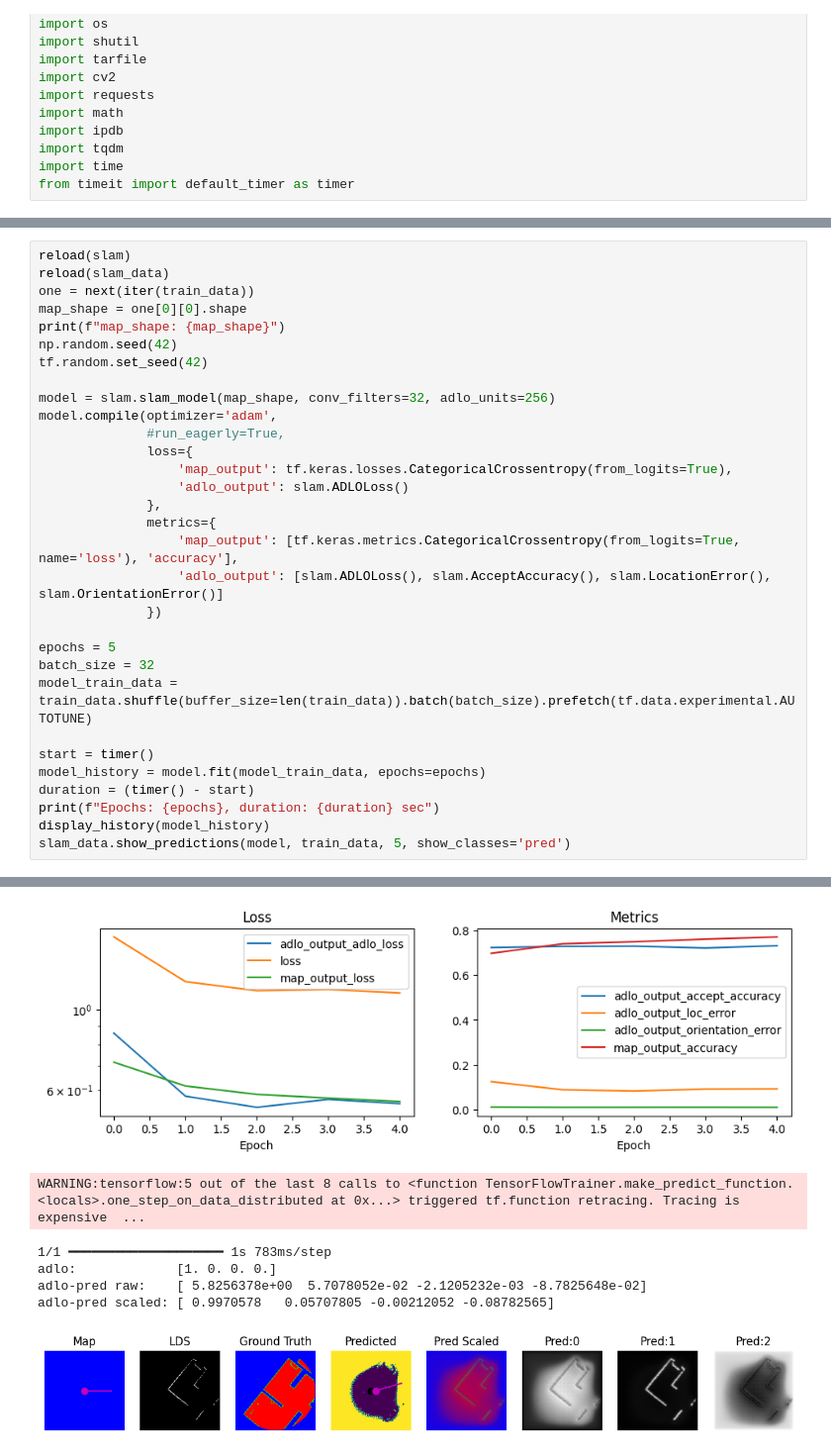
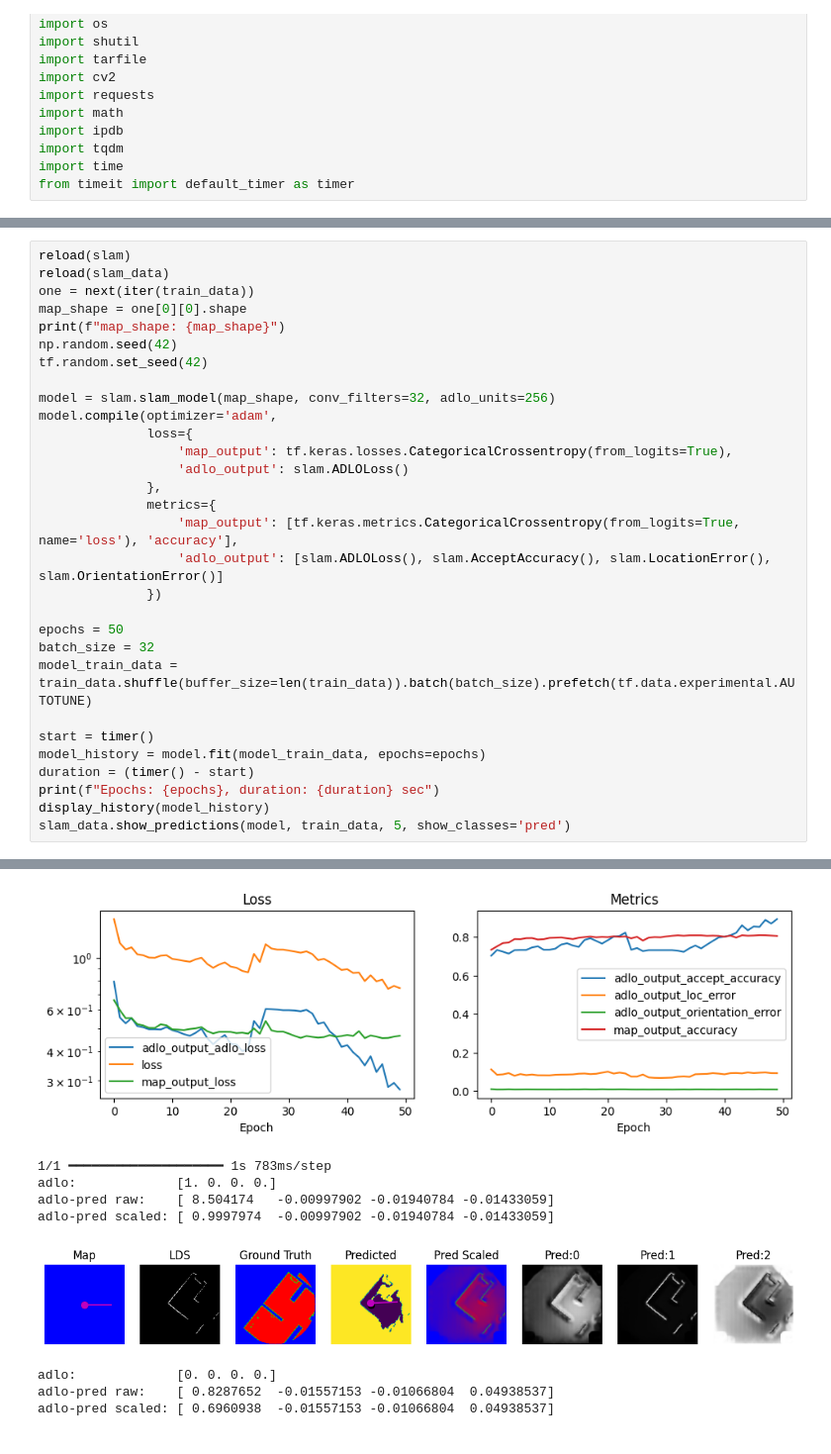
Before and after one commit to malcolmlett/robovac, a Jupyter notebook: Experiment_SLAM_3.ipynb, the cells around one changed output, grey strips where cells are left out. Shown at 99% size. Saved outputs shown, nothing was run; the diff lists cells and outputs as text.

```diff
--- a/Experiment_SLAM_3.ipynb
+++ b/Experiment_SLAM_3.ipynb
@@ -84,7 +77,6 @@ tf.random.set_seed(42)
 
 model = slam.slam_model(map_shape, conv_filters=32, adlo_units=256)
 model.compile(optimizer='adam',
-              #run_eagerly=True,
               loss={
                   'map_output': tf.keras.losses.CategoricalCrossentropy(from_logits=True),
                   'adlo_output': slam.ADLOLoss()
@@ -94,7 +86,7 @@ model.compile(optimizer='adam',
                   'adlo_output': [slam.ADLOLoss(), slam.AcceptAccuracy(), slam.LocationError(), slam.OrientationError()]
               })
 
-epochs = 5
+epochs = 50
 batch_size = 32
 model_train_data = train_data.shuffle(buffer_size=len(train_data)).batch(batch_size).prefetch(tf.data.experimental.AUTOTUNE)
 
@@ -127,7 +117,9 @@ Epochs: 5, duration: 123.61223448600003 sec
-[figure, old version]
+[figure, new version]
-WARNING:tensorflow:5 out of the last 8 calls to <function TensorFlowTrainer.make_predict_function.<locals>.one_step_on_data_distributed at 0x...> triggered tf.function retracing. Tracing is expensive  ...
+1/1 ━━━━━━━━━━━━━━━━━━━━ 1s 783ms/step
+adlo:             [1. 0. 0. 0.]
+adlo-pred raw:    [ 8.504174   -0.00997902 -0.01940784 -0.01433059]
+adlo-pred scaled: [ 0.9997974  -0.00997902 -0.01940784 -0.01433059]
+[figure, new version]
-1/1 ━━━━━━━━━━━━━━━━━━━━ 1s 783ms/step
-adlo:             [1. 0. 0. 0.]
-adlo-pred raw:    [ 5.8256378e+00  5.7078052e-02 -2.1205232e-03 -8.7825648e-02]
-adlo-pred scaled: [ 0.9970578   0.05707805 -0.00212052 -0.08782565]
+adlo:             [0. 0. 0. 0.]
+adlo-pred raw:    [ 0.8287652  -0.01557153 -0.01066804  0.04938537]
+adlo-pred scaled: [ 0.6960938  -0.01557153 -0.01066804  0.04938537]
-[figure, old version]
```
Also changed, not shown: parts of 14 cells of this notebook.
